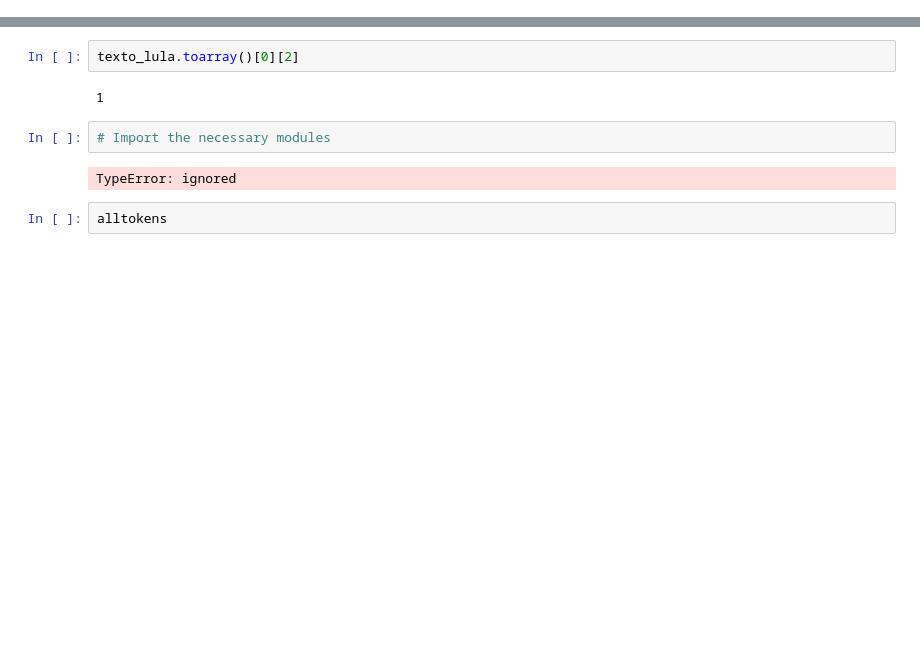
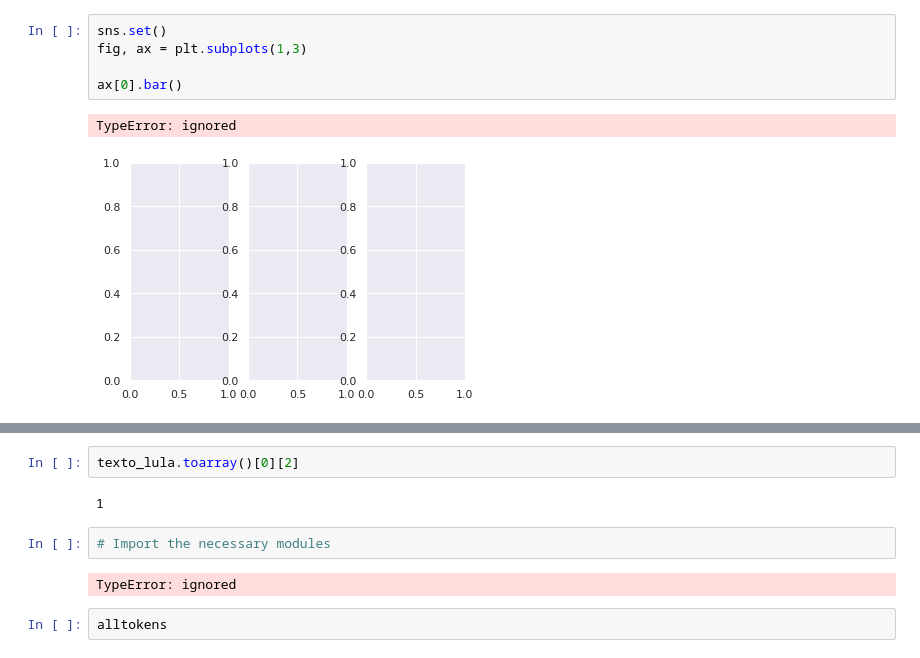
Before and after one commit to eduardodut/Analise-tweets-ICD-Unifor, a Jupyter notebook: AnaliseTweets.ipynb, the cells around one changed output, grey strips where cells are left out. Drawn from its saved outputs; the diff is of its cells as text; blank space fills up the shorter version.

```diff
--- a/AnaliseTweets.ipynb
+++ b/AnaliseTweets.ipynb
@@ -163,0 +248,8 @@ plt.show()
+# %%
+sns.set()
+fig, ax = plt.subplots(1,3)
+
+ax[0].bar()
+# %% [output]
+TypeError: ignored
+[figure, added]
```
Also changed, not shown: parts of 21 cells of this notebook.
